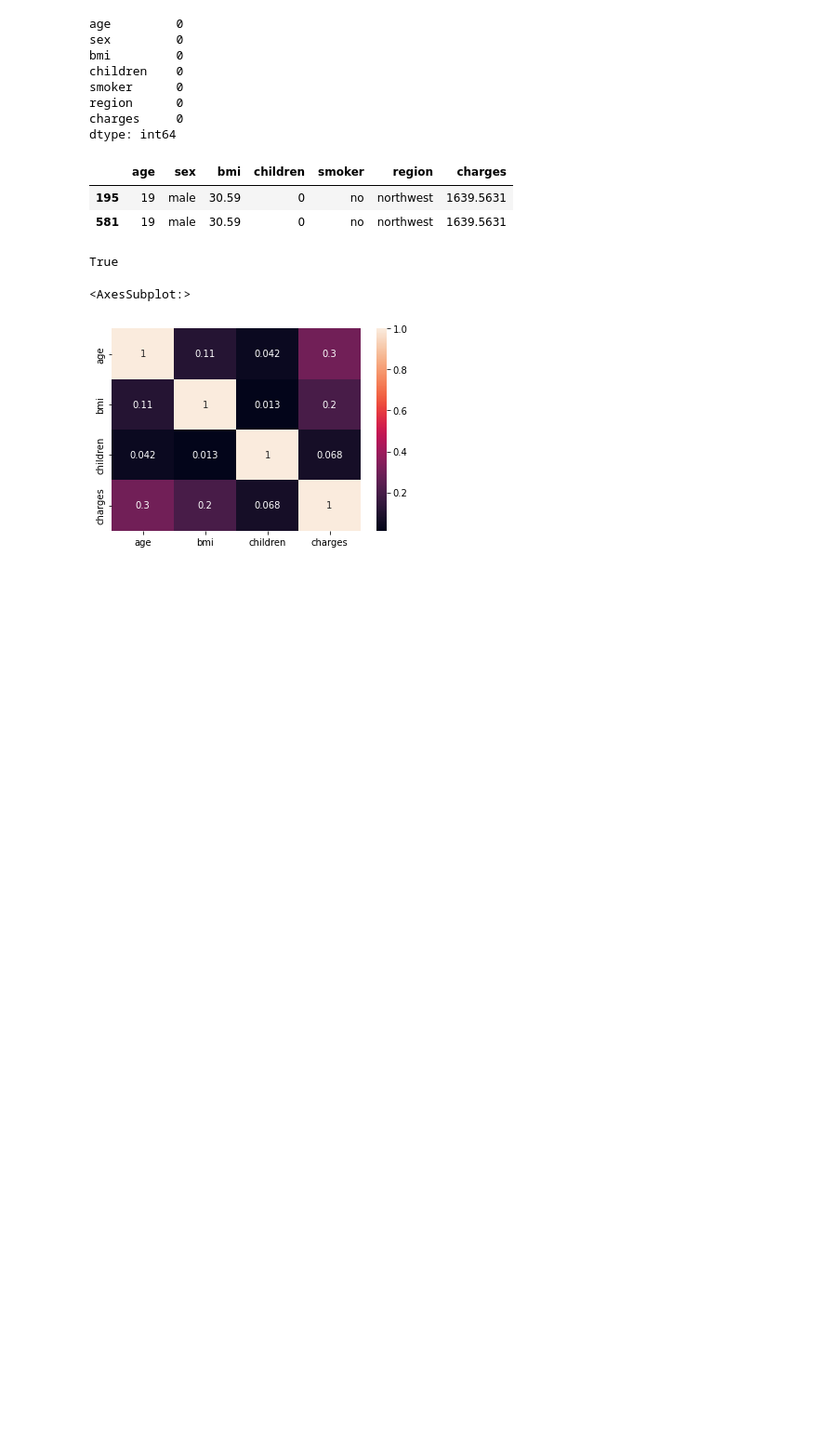
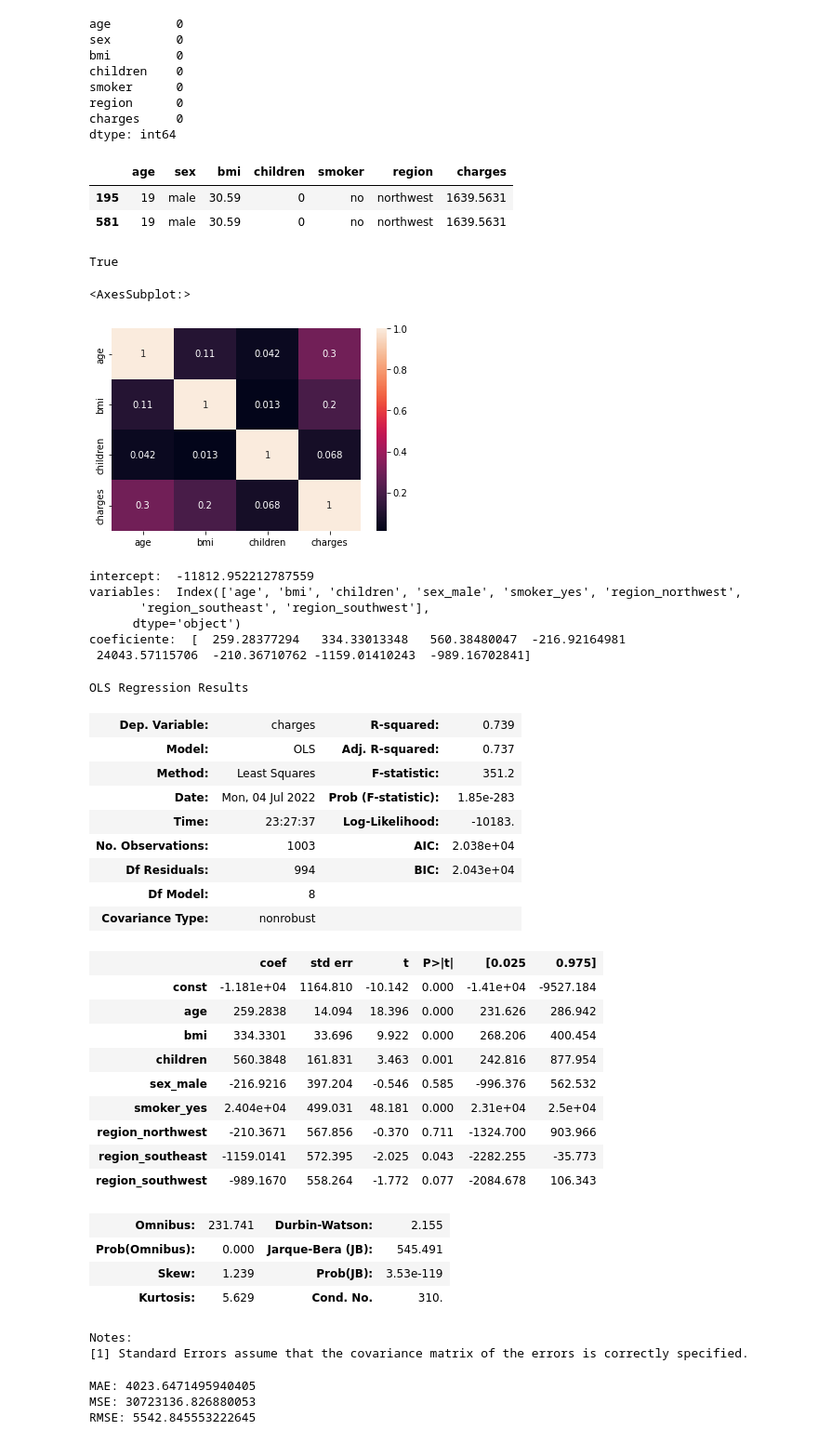
Before and after one commit to sepeca15/Linear-Regression-Project, a Jupyter notebook: src/explore.ipynb, the cells around one changed output. Shown at 93% size. Saved outputs shown, nothing was run; the diff lists cells and outputs as text; code cells hidden in the pictures; blank space fills up the shorter version.

```diff
--- a/src/explore.ipynb
+++ b/src/explore.ipynb
@@ -138,3 +128,65 @@ sb.heatmap(df.corr(), annot=True)
 # %% [output]
 <AxesSubplot:>
 [figure]
+# %%
+df = pd.get_dummies(df, drop_first=True)
+# %%
+x = df.drop("charges", axis=1)
+y = df["charges"]
+# %%
+X_train, X_test, y_train, y_test = train_test_split(x, y, test_size=0.25, random_state=15)
+# %%
+modelo = LinearRegression()
+modelo.fit(X_train, y_train)
+print("intercept: ",modelo.intercept_)
+print("variables: ",X_train.columns)
+print("coeficiente: ",modelo.coef_)
+# %% [output]
+intercept:  -11812.952212787559
+variables:  Index(['age', 'bmi', 'children', 'sex_male', 'smoker_yes', 'region_northwest',
+       'region_southeast', 'region_southwest'],
+      dtype='object')
+coeficiente:  [  259.28377294   334.33013348   560.38480047  -216.92164981
+ 24043.57115706  -210.36710762 -1159.01410243  -989.16702841]
+# %%
+Xint = sm.add_constant(X_train)
+modelo2 = sm.OLS(y_train, Xint)
+results = modelo2.fit()
+results.summary()
+# %% [output]
+OLS Regression Results
+| Dep. Variable: | charges | R-squared: | 0.739 |
+| Model: | OLS | Adj. R-squared: | 0.737 |
+| Method: | Least Squares | F-statistic: | 351.2 |
+| Date: | Mon, 04 Jul 2022 | Prob (F-statistic): | 1.85e-283 |
+| Time: | 23:27:37 | Log-Likelihood: | -10183. |
+| No. Observations: | 1003 | AIC: | 2.038e+04 |
+| Df Residuals: | 994 | BIC: | 2.043e+04 |
+| Df Model: | 8 |  |  |
+| Covariance Type: | nonrobust |  |  |
+|  | coef | std err | t | P>|t| | [0.025 | 0.975] |
+| const | -1.181e+04 | 1164.810 | -10.142 | 0.000 | -1.41e+04 | -9527.184 |
+| age | 259.2838 | 14.094 | 18.396 | 0.000 | 231.626 | 286.942 |
+| bmi | 334.3301 | 33.696 | 9.922 | 0.000 | 268.206 | 400.454 |
+| children | 560.3848 | 161.831 | 3.463 | 0.001 | 242.816 | 877.954 |
+| sex_male | -216.9216 | 397.204 | -0.546 | 0.585 | -996.376 | 562.532 |
+| smoker_yes | 2.404e+04 | 499.031 | 48.181 | 0.000 | 2.31e+04 | 2.5e+04 |
+| region_northwest | -210.3671 | 567.856 | -0.370 | 0.711 | -1324.700 | 903.966 |
+| region_southeast | -1159.0141 | 572.395 | -2.025 | 0.043 | -2282.255 | -35.773 |
+| region_southwest | -989.1670 | 558.264 | -1.772 | 0.077 | -2084.678 | 106.343 |
+| Omnibus: | 231.741 | Durbin-Watson: | 2.155 |
+| Prob(Omnibus): | 0.000 | Jarque-Bera (JB): | 545.491 |
+| Skew: | 1.239 | Prob(JB): | 3.53e-119 |
+| Kurtosis: | 5.629 | Cond. No. | 310. |
+Notes:
+[1] Standard Errors assume that the covariance matrix of the errors is correctly specified.
+# %%
+y_pred = modelo.predict(X_test)
+print("MAE:",metrics.mean_absolute_error(y_test, y_pred))
+print("MSE:",metrics.mean_squared_error(y_test, y_pred))
+print("RMSE:",np.sqrt(metrics.mean_squared_error(y_test, y_pred)))
+#print('RMSE', metrics.mean_squared_error(y_test, y_pred,squared=False))
+# %% [output]
+MAE: 4023.6471495940405
+MSE: 30723136.826880053
+RMSE: 5542.845553222645
```
Also changed, not shown: parts of 5 cells of this notebook.
